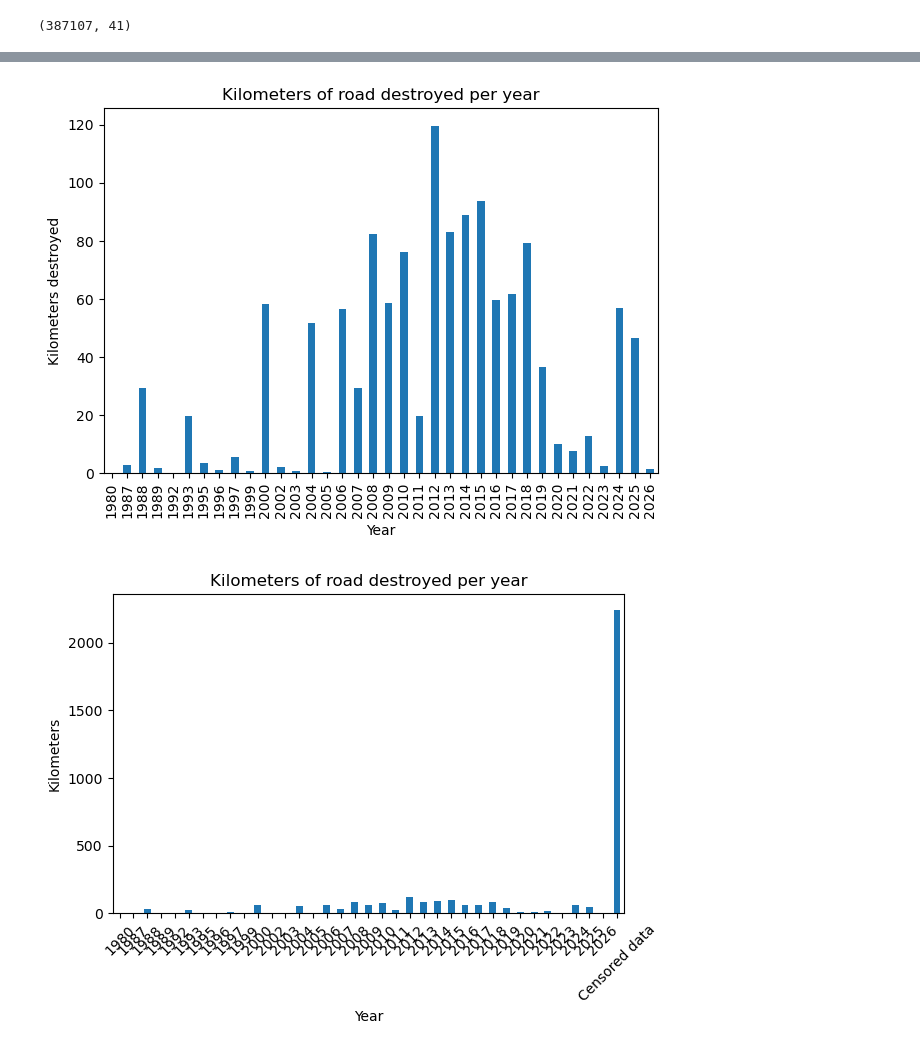
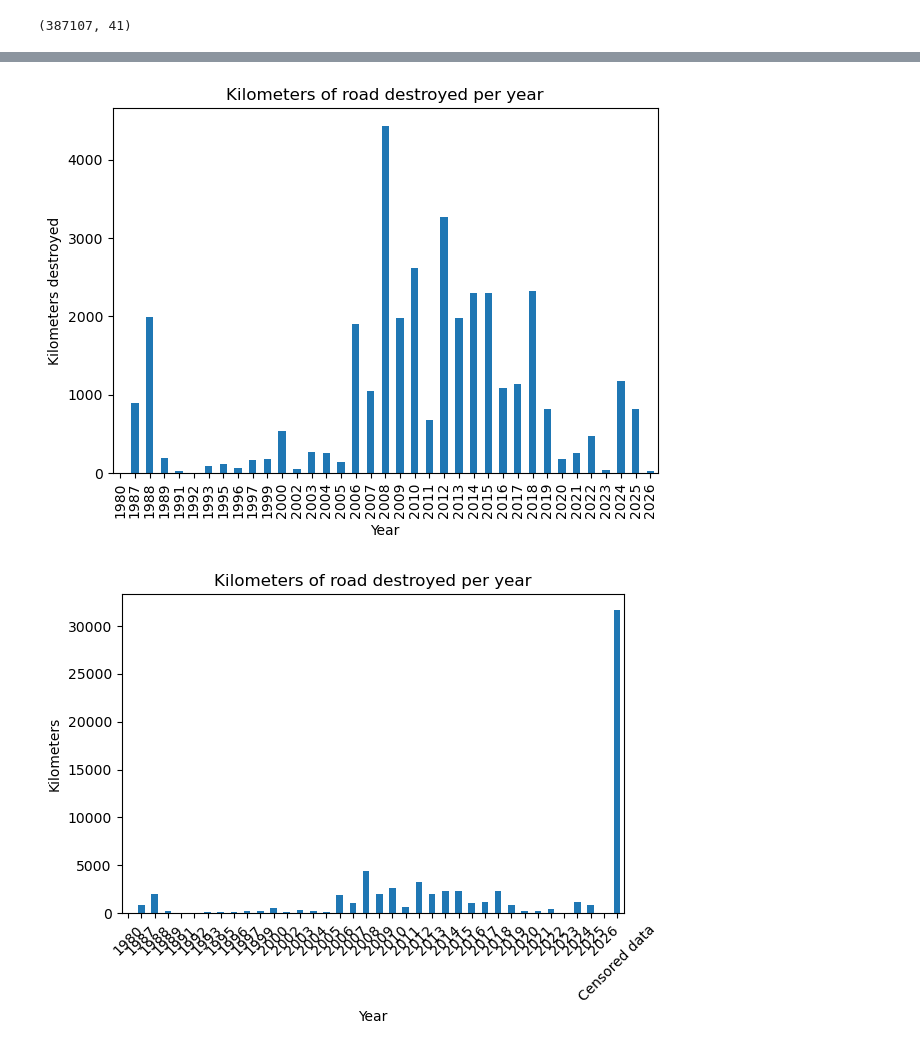
Before and after one commit to leolibe/master_thesis, a Jupyter notebook: data_processing/02.Validation/raw_data_processing.ipynb, the cells around one changed output, grey strips where cells are left out. Cells and saved outputs as stored; diff of their text form; code cells hidden in the pictures.

```diff
--- a/data_processing/02.Validation/raw_data_processing.ipynb
+++ b/data_processing/02.Validation/raw_data_processing.ipynb
@@ -134,0 +137,14 @@ general_dataset.shape
+# %%
+general_dataset = general_dataset[general_dataset["LOK.TYPEVEG"] == "enkelBilveg"]
+general_dataset["OBJ.STARTDATO"] = pd.to_datetime(
+    general_dataset["OBJ.STARTDATO"], errors="coerce"
+)
+
+general_dataset["OBJ.SLUTTDATO"] = pd.to_datetime(
+    general_dataset["OBJ.SLUTTDATO"], errors="coerce"
+)
+# Convert road length to numeric
+general_dataset["LOK.LENGDE"] = pd.to_numeric(
+    general_dataset["LOK.LENGDE"], errors="coerce"
+)
+general_dataset.shape
@@ -223,31 +223,31 @@ plt.show()
 # %%
 # Keep only rows where a destruction date exists
-df_destroyed = general_dataset_objid.dropna(subset=["OBJ.SLUTTDATO"]).copy()
+df_destroyed = general_dataset.dropna(subset=["OBJ.SLUTTDATO"]).copy()
 
 # Sum road length per destruction year
 km_destroyed = (
     df_destroyed
     .groupby(df_destroyed["OBJ.SLUTTDATO"].dt.year)["LOK.LENGDE"]
     .sum() / 1000   # convert meters → km if needed
 )
 
 # Plot
 km_destroyed.plot(kind="bar")
 
 plt.xlabel("Year")
 plt.ylabel("Kilometers destroyed")
 plt.title("Kilometers of road destroyed per year")
 plt.tight_layout()
 
 plt.show()
 # %% [output]
-[figure, old version]
+[figure, new version]
 # %%
 # Compute km censored (roads with start date but no end date)
 km_censored = (
-    general_dataset_objid[
-        general_dataset_objid["OBJ.STARTDATO"].notna() &
-        general_dataset_objid["OBJ.SLUTTDATO"].isna()
+    general_dataset[
+        general_dataset["OBJ.STARTDATO"].notna() &
+        general_dataset["OBJ.SLUTTDATO"].isna()
     ]["LOK.LENGDE"]
     .sum() / 1000
 )
@@ -266,6 +266,6 @@ plt.tight_layout()
 
 plt.show()
 # %% [output]
-[figure, old version]
+[figure, new version]
 # %%
 # Keep only rows with both start and end dates
```
Also changed, not shown: parts of 13 cells of this notebook.
